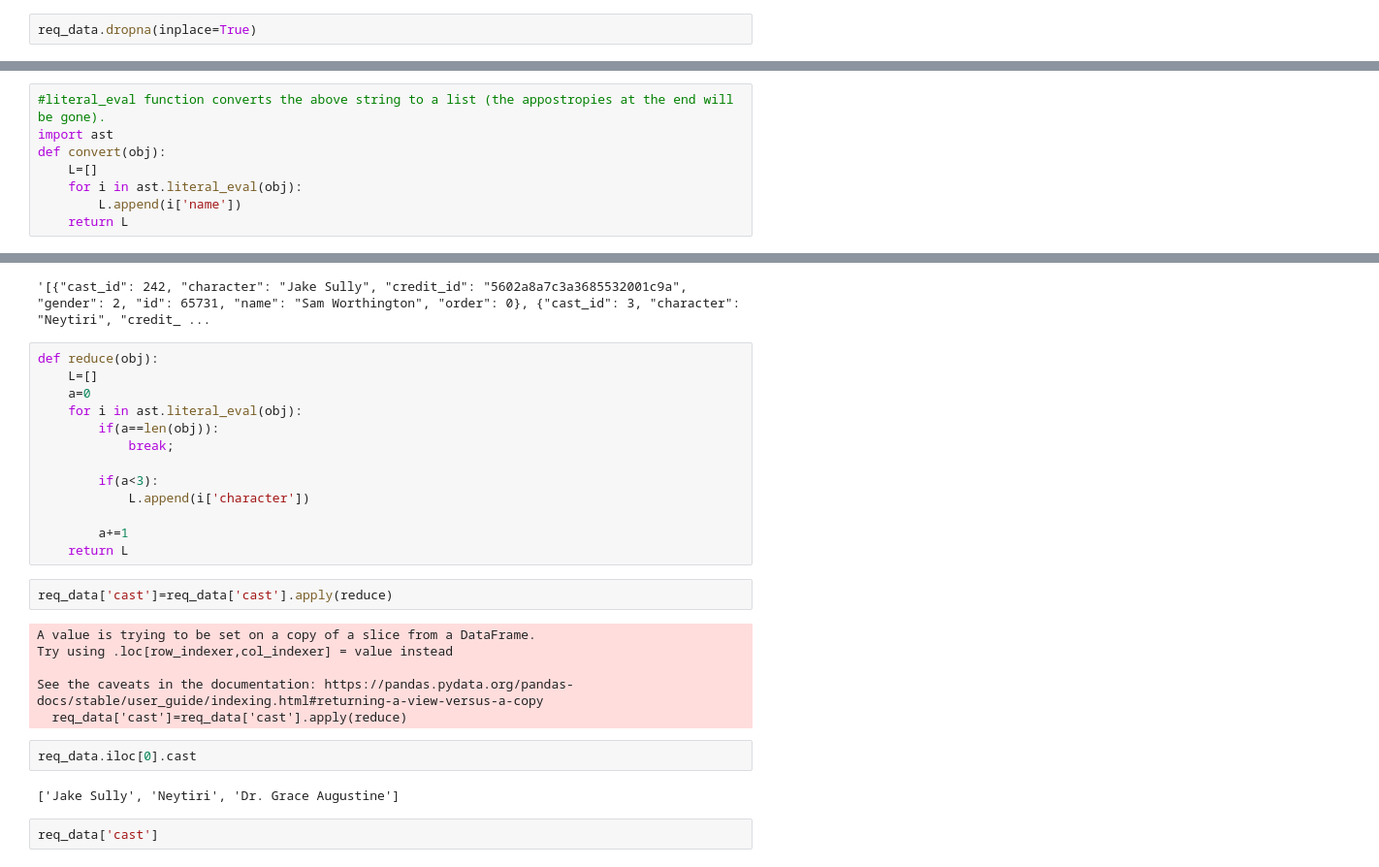
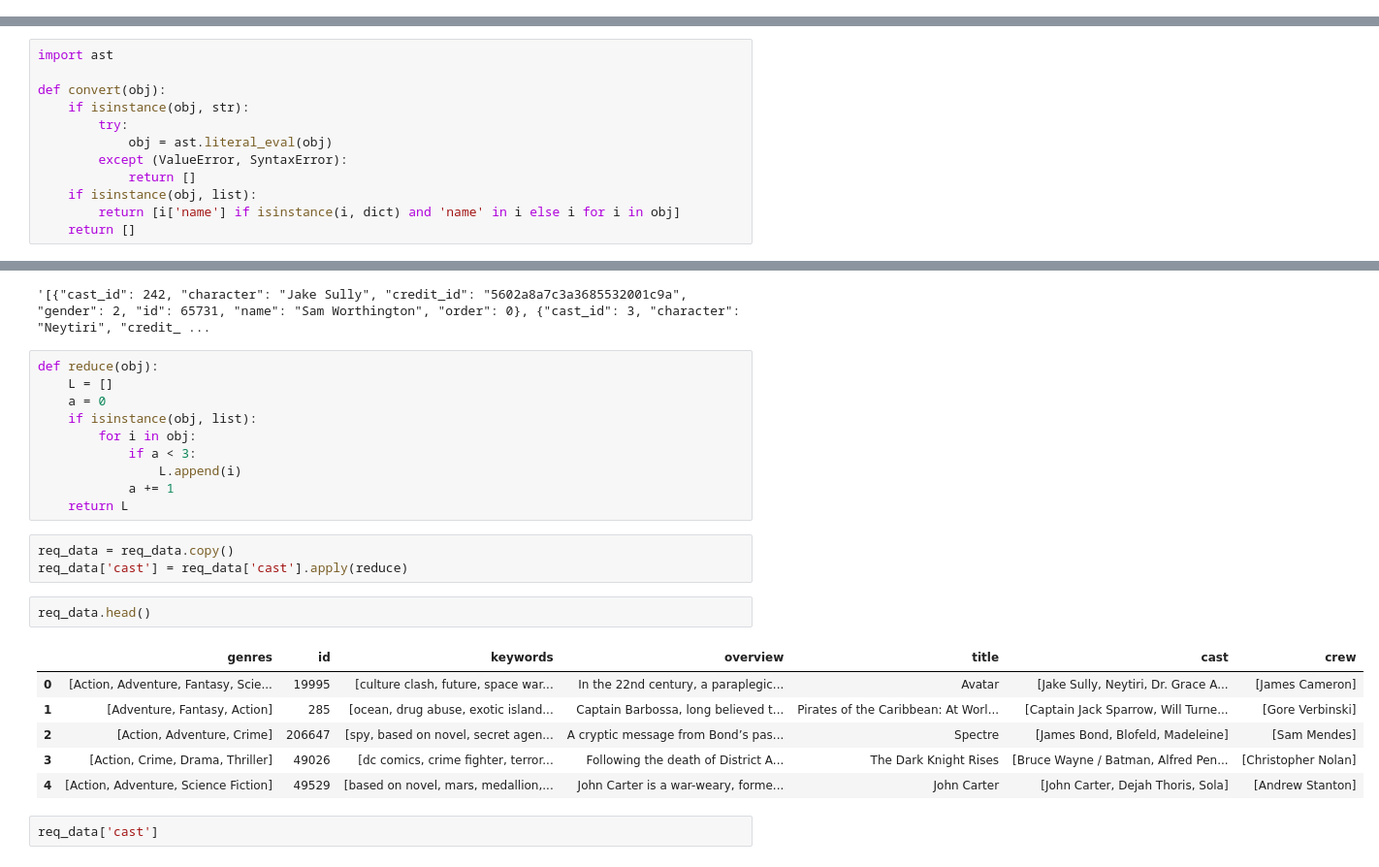
Before and after one commit to eshwarvarmac/Movie_recommender, a Jupyter notebook: movierecommender.ipynb, the cells around one changed output, grey strips where cells are left out. Shown at 97% size. Cells and saved outputs as stored; diff of their text form.

```diff
--- a/movierecommender.ipynb
+++ b/movierecommender.ipynb
@@ -76,2 +64,0 @@ dtype: int64
-# %%
-req_data.dropna(inplace=True)
@@ -100,11 +98,15 @@ req_data.iloc[0].genres
 # %% [output]
 '[{"id": 28, "name": "Action"}, {"id": 12, "name": "Adventure"}, {"id": 14, "name": "Fantasy"}, {"id": 878, "name": "Science Fiction"}]'
 # %%
-#literal_eval function converts the above string to a list (the appostropies at the end will be gone).
 import ast
+
 def convert(obj):
-    L=[]
-    for i in ast.literal_eval(obj):
-        L.append(i['name'])
-    return L
+    if isinstance(obj, str):
+        try:
+            obj = ast.literal_eval(obj)
+        except (ValueError, SyntaxError):
+            return []
+    if isinstance(obj, list):
+        return [i['name'] if isinstance(i, dict) and 'name' in i else i for i in obj]
+    return []
 # %%
@@ -140,29 +122,26 @@ req_data.iloc[0].cast
 '[{"cast_id": 242, "character": "Jake Sully", "credit_id": "5602a8a7c3a3685532001c9a", "gender": 2, "id": 65731, "name": "Sam Worthington", "order": 0}, {"cast_id": 3, "character": "Neytiri", "credit_ ...
 # %%
 def reduce(obj):
-    L=[]
-    a=0
-    for i in ast.literal_eval(obj):
-        if(a==len(obj)):
-            break;
-
-        if(a<3):
-            L.append(i['character'])
-
-        a+=1
+    L = []
+    a = 0
+    if isinstance(obj, list):
+        for i in obj:
+            if a < 3:
+                L.append(i)
+            a += 1
     return L
 # %%
-req_data['cast']=req_data['cast'].apply(reduce)
+req_data = req_data.copy()
+req_data['cast'] = req_data['cast'].apply(reduce)
-# %% [output]
-A value is trying to be set on a copy of a slice from a DataFrame.
-Try using .loc[row_indexer,col_indexer] = value instead
-
-See the caveats in the documentation: https://pandas.pydata.org/pandas-docs/stable/user_guide/indexing.html#returning-a-view-versus-a-copy
-  req_data['cast']=req_data['cast'].apply(reduce)
 # %%
-req_data.iloc[0].cast
+req_data.head()
 # %% [output]
-['Jake Sully', 'Neytiri', 'Dr. Grace Augustine']
+|  | genres | id | keywords | overview | title | cast | crew |
+| 0 | [Action, Adventure, Fantasy, Scie... | 19995 | [culture clash, future, space war... | In the 22nd century, a paraplegic... | Avatar | [Jake Sully, Neytiri, Dr. Grace A... | [James Cameron] |
+| 1 | [Adventure, Fantasy, Action] | 285 | [ocean, drug abuse, exotic island... | Captain Barbossa, long believed t... | Pirates of the Caribbean: At Worl... | [Captain Jack Sparrow, Will Turne... | [Gore Verbinski] |
+| 2 | [Action, Adventure, Crime] | 206647 | [spy, based on novel, secret agen... | A cryptic message from Bond’s pas... | Spectre | [James Bond, Blofeld, Madeleine] | [Sam Mendes] |
+| 3 | [Action, Crime, Drama, Thriller] | 49026 | [dc comics, crime fighter, terror... | Following the death of District A... | The Dark Knight Rises | [Bruce Wayne / Batman, Alfred Pen... | [Christopher Nolan] |
+| 4 | [Action, Adventure, Science Fiction] | 49529 | [based on novel, mars, medallion,... | John Carter is a war-weary, forme... | John Carter | [John Carter, Dejah Thoris, Sola] | [Andrew Stanton] |
 # %%
 req_data['cast']
 # %% [output]
```
Also changed, not shown: parts of 46 cells of this notebook.
